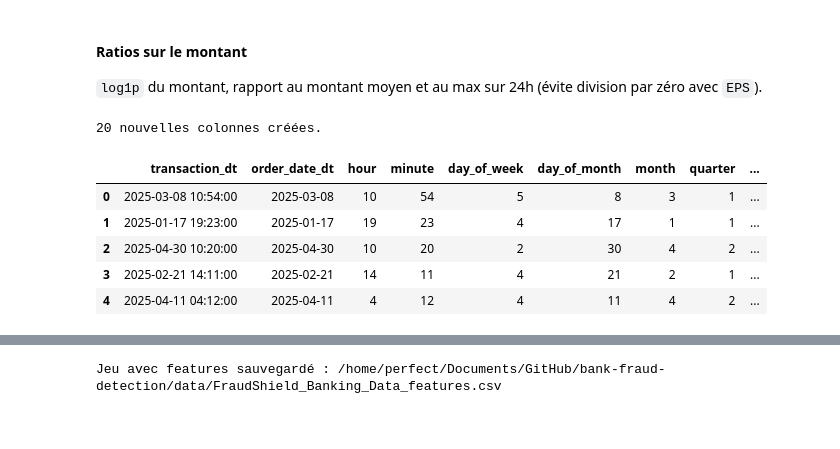
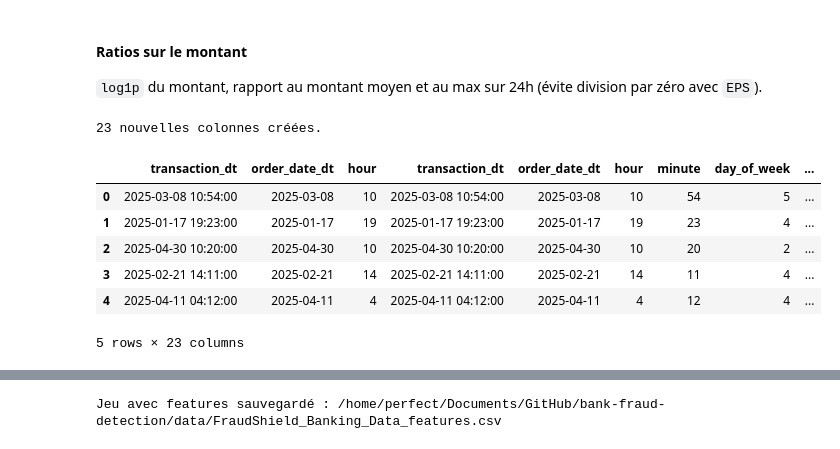
Before and after one commit to Djerade/bank-fraud-detection, a Jupyter notebook: notebooks/exploration.ipynb, the cells around one changed output, grey strips where cells are left out. Saved outputs shown, nothing was run; the diff lists cells and outputs as text; code cells hidden in the pictures.

```diff
--- a/notebooks/exploration.ipynb
+++ b/notebooks/exploration.ipynb
@@ -662,37 +676,40 @@ for col in ["Is_International_Transaction", "Is_New_Merchant", "Unusual_Time_Tra
 # %%
 df["log_transaction_amount"] = np.log1p(df[amt].clip(lower=0))
 df["amount_vs_avg_ratio"] = df[amt] / (df[avg_amt].abs() + EPS)
 df["amount_vs_max24_ratio"] = df[amt] / (df[max24].abs() + EPS)
 
 new_cols = [
+     "transaction_dt",
+    "order_date_dt",
+    "hour",
     "transaction_dt",
     "order_date_dt",
     "hour",
     "minute",
     "day_of_week",
     "day_of_month",
     "month",
     "quarter",
     "is_weekend",
     "is_night",
     "hour_sin",
     "hour_cos",
     "dow_sin",
     "dow_cos",
     "Is_International_Transaction_num",
     "Is_New_Merchant_num",
     "Unusual_Time_Transaction_num",
     "log_transaction_amount",
     "amount_vs_avg_ratio",
-    "amount_vs_max24_ratio",
-]
+    "amount_vs_max24_ratio"]
 print(f"{len(new_cols)} nouvelles colonnes créées.")
 df[new_cols].head()
 # %% [output]
-20 nouvelles colonnes créées.
+23 nouvelles colonnes créées.
-|  | transaction_dt | order_date_dt | hour | minute | day_of_week | day_of_month | month | quarter | ... |
-| 0 | 2025-03-08 10:54:00 | 2025-03-08 | 10 | 54 | 5 | 8 | 3 | 1 | ... |
-| 1 | 2025-01-17 19:23:00 | 2025-01-17 | 19 | 23 | 4 | 17 | 1 | 1 | ... |
-| 2 | 2025-04-30 10:20:00 | 2025-04-30 | 10 | 20 | 2 | 30 | 4 | 2 | ... |
-| 3 | 2025-02-21 14:11:00 | 2025-02-21 | 14 | 11 | 4 | 21 | 2 | 1 | ... |
-| 4 | 2025-04-11 04:12:00 | 2025-04-11 | 4 | 12 | 4 | 11 | 4 | 2 | ... |
+|  | transaction_dt | order_date_dt | hour | transaction_dt | order_date_dt | hour | minute | day_of_week | ... |
+| 0 | 2025-03-08 10:54:00 | 2025-03-08 | 10 | 2025-03-08 10:54:00 | 2025-03-08 | 10 | 54 | 5 | ... |
+| 1 | 2025-01-17 19:23:00 | 2025-01-17 | 19 | 2025-01-17 19:23:00 | 2025-01-17 | 19 | 23 | 4 | ... |
+| 2 | 2025-04-30 10:20:00 | 2025-04-30 | 10 | 2025-04-30 10:20:00 | 2025-04-30 | 10 | 20 | 2 | ... |
+| 3 | 2025-02-21 14:11:00 | 2025-02-21 | 14 | 2025-02-21 14:11:00 | 2025-02-21 | 14 | 11 | 4 | ... |
+| 4 | 2025-04-11 04:12:00 | 2025-04-11 | 4 | 2025-04-11 04:12:00 | 2025-04-11 | 4 | 12 | 4 | ... |
+5 rows × 23 columns
```
Also changed, not shown: parts of 7 cells of this notebook, 24 other files.
